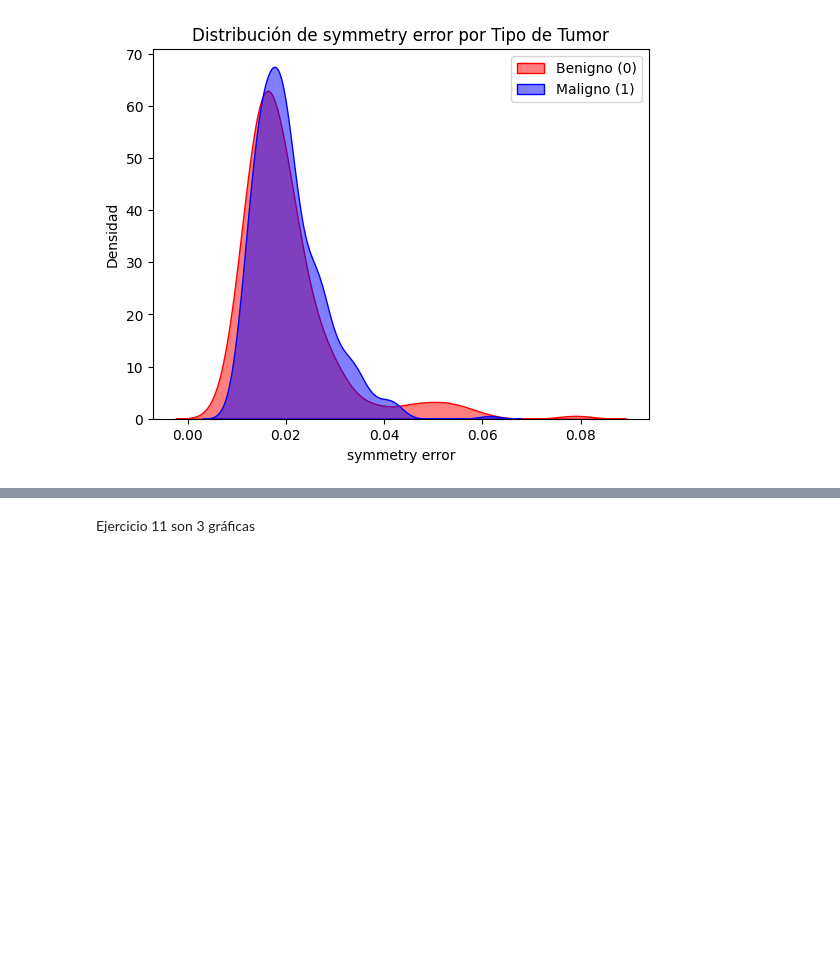
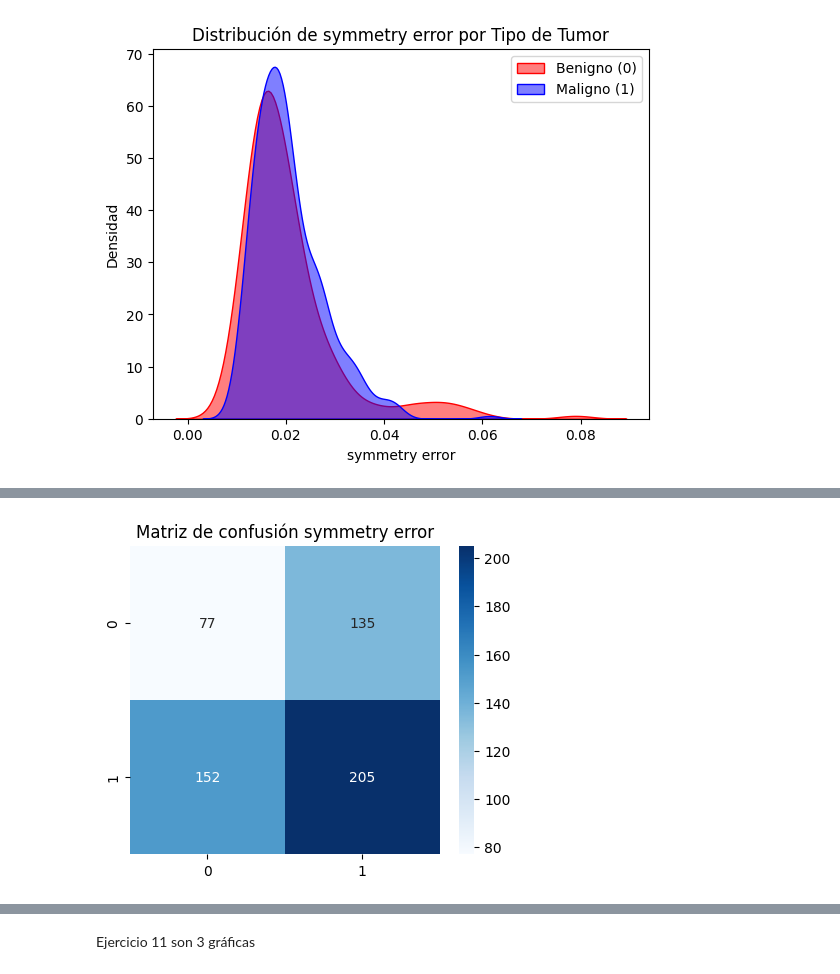
Before and after one commit to RodrigoRiveraRico/data_science_FCiencias, a Jupyter notebook: Clase_5/Clase_5.ipynb, the cells around one changed output, grey strips where cells are left out. Drawn from its saved outputs; the diff is of its cells as text; code cells hidden in the pictures; blank space fills up the shorter version.

```diff
--- a/Clase_5/Clase_5.ipynb
+++ b/Clase_5/Clase_5.ipynb
@@ -208,0 +338,10 @@ FP.shape[0]
+# %%
+# Para symmetry error
+mc_baja_corr = [[TN_baja_corr.shape[0], FP_baja_corr.shape[0]],
+                [FN_baja_corr.shape[0], TP_baja_corr.shape[0]]]
+plt.figure(figsize=(5,4))
+sns.heatmap(mc_baja_corr, annot=True, fmt='d', cmap='Blues')
+plt.title('Matriz de confusión '+baja_corr.name)
+plt.show()
+# %% [output]
+[figure, added]
```
Also changed, not shown: parts of 22 cells of this notebook.
